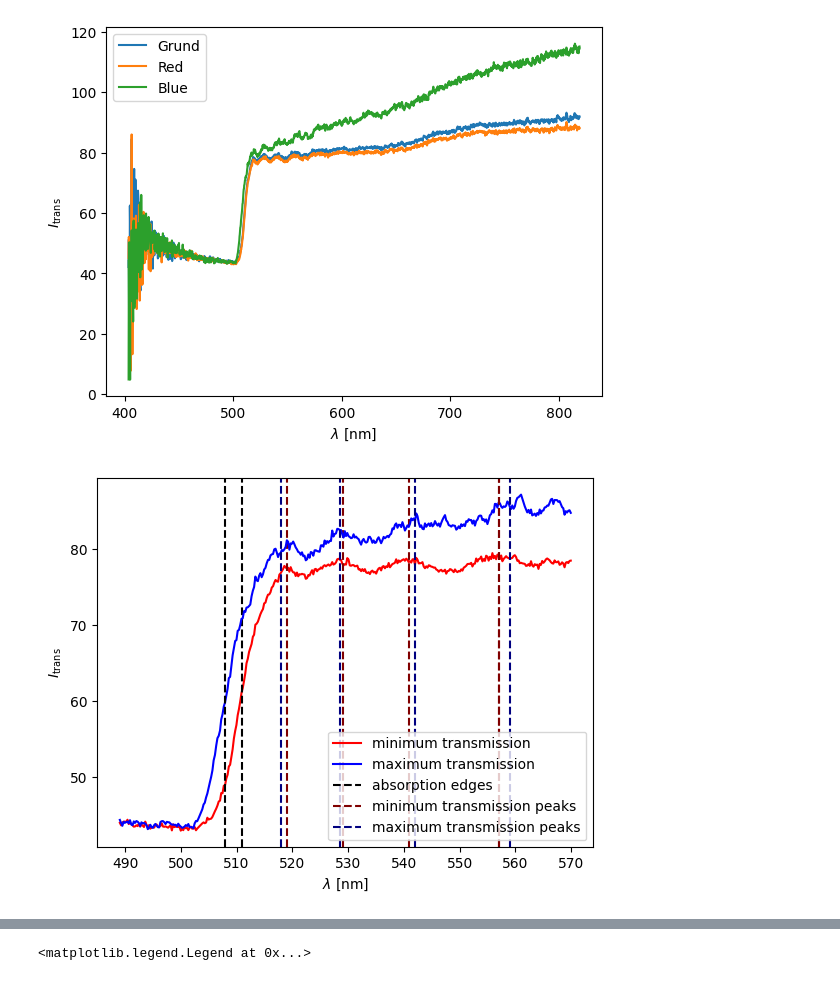
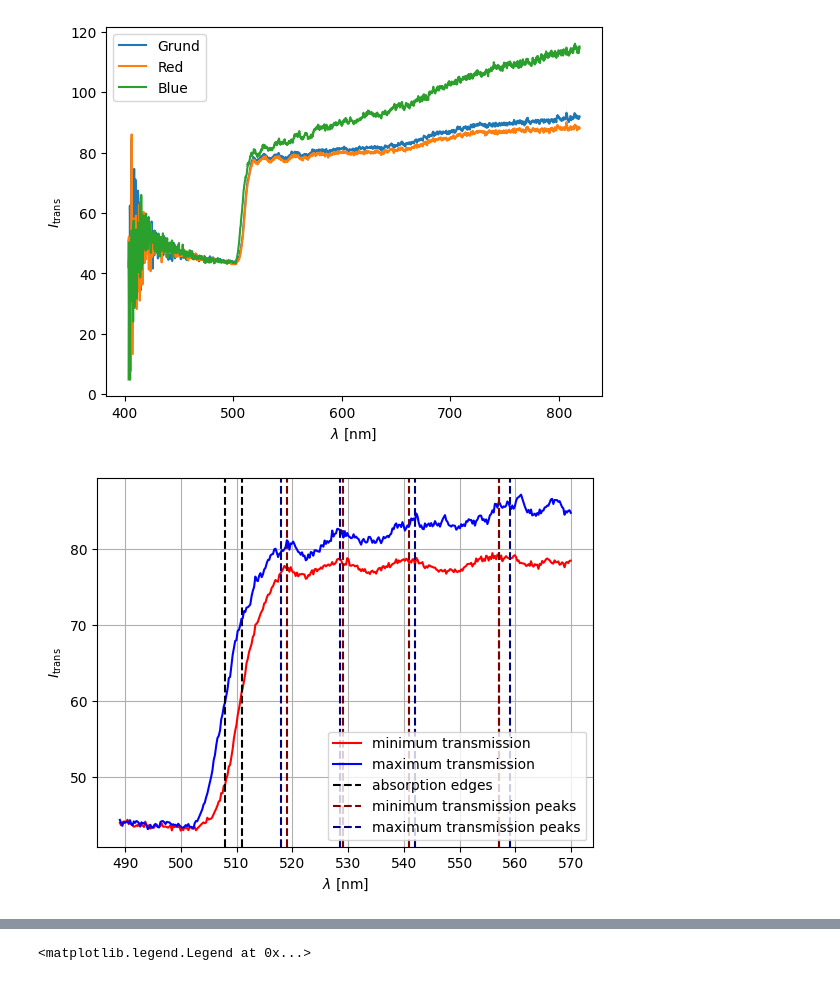
Before and after one commit to thexwon/P4, a Jupyter notebook: Semiconductor Spectroscopy/ss.ipynb, the cells around one changed output, grey strips where cells are left out. Saved outputs shown, nothing was run; the diff lists cells and outputs as text; code cells hidden in the pictures.

```diff
--- a/Semiconductor Spectroscopy/ss.ipynb
+++ b/Semiconductor Spectroscopy/ss.ipynb
@@ -140,34 +155,35 @@ plt.plot(readd('Aufg2_CDSPolar_Red.Master.Transmission', start, stop)[:,0],
         )
 plt.axvline(x = 511, color = 'black', linestyle = '--')
 
 plt.axvline(x = 519, color = 'maroon', linestyle = '--')
 plt.axvline(x = 529, color = 'maroon', linestyle = '--')
 plt.axvline(x = 541, color = 'maroon', linestyle = '--')
 plt.axvline(x = 557, color = 'maroon', linestyle = '--')
 peaks_red = np.array([511, 519, 529, 541, 557])
 
 plt.plot(readd('Aufg2_CDSPolar_Blue.Master.Transmission', start, stop)[:,0],
         readd('Aufg2_CDSPolar_Blue.Master.Transmission', start, stop)[:,1],
         label = 'maximum transmission',
          color = 'blue'
         )
 plt.axvline(x = 508, color = 'black', linestyle = '--', label = 'absorption edges')
 
 plt.axvline(x = 557, color = 'maroon', linestyle = '--', label = 'minimum transmission peaks')
 
 plt.axvline(x = 518, color = 'navy', linestyle = '--')
 plt.axvline(x = 528.5, color = 'navy', linestyle = '--')
 plt.axvline(x = 542, color = 'navy', linestyle = '--')
 plt.axvline(x = 559, color = 'navy', linestyle = '--', label = 'maximum transmission peaks')
 peaks_blue = np.array([508, 518, 528.5, 542, 559])
 
 
 plt.xlabel(fr'$\lambda$ [nm]')
 plt.ylabel(fr'$I_\mathrm{{trans}}$')
+plt.grid()
 plt.legend()
 plt.savefig('ss_ex2_spectra.jpg', dpi = 800)
 # %% [output]
-[figure, old version]
+[figure, new version]
 # %%
 def n(lam):
     return 1.94 * (1 + 4696/(2*sp.constants.pi*sp.constants.c)/(1/(390)**2 - 1/(lam)**2))
```
Also changed, not shown: parts of 11 cells of this notebook, 6 other files.
